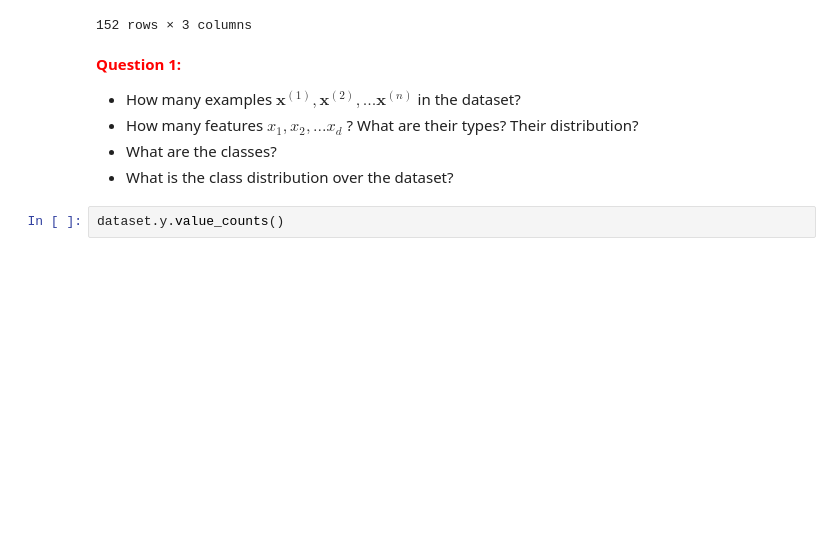
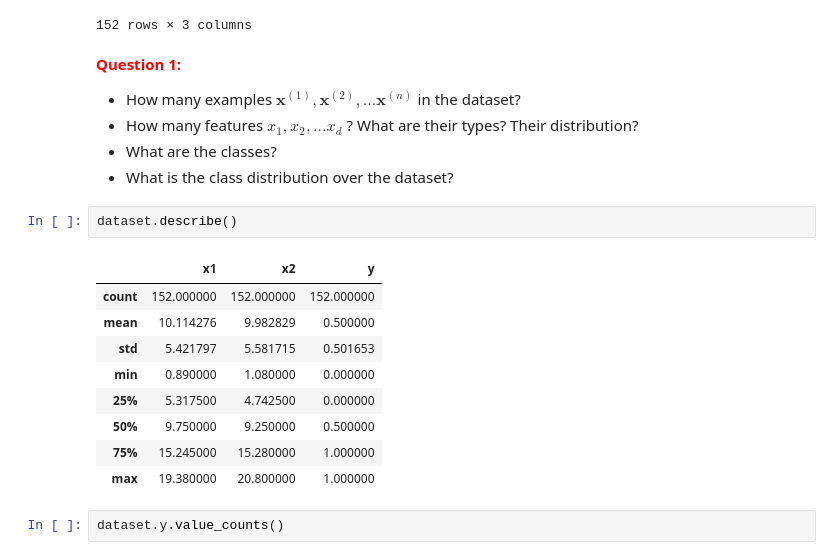
Before and after one commit to AquaBxSchool/2024-2025-ESIR-AA, a Jupyter notebook: TP Introduction/TP2_SVM_student.ipynb, the cells around one changed output. Saved outputs shown, nothing was run; the diff lists cells and outputs as text; blank space fills up the shorter version.

```diff
--- a/TP Introduction/TP2_SVM_student.ipynb
+++ b/TP Introduction/TP2_SVM_student.ipynb
@@ -40,6 +40,18 @@ dataset
 - How many features $x_1, x_2,...x_d$ ? What are their types? Their distribution?
 - What are the classes?
 - What is the class distribution over the dataset?
+# %%
+dataset.describe()
+# %% [output]
+|  | x1 | x2 | y |
+| count | 152.000000 | 152.000000 | 152.000000 |
+| mean | 10.114276 | 9.982829 | 0.500000 |
+| std | 5.421797 | 5.581715 | 0.501653 |
+| min | 0.890000 | 1.080000 | 0.000000 |
+| 25% | 5.317500 | 4.742500 | 0.000000 |
+| 50% | 9.750000 | 9.250000 | 0.500000 |
+| 75% | 15.245000 | 15.280000 | 1.000000 |
+| max | 19.380000 | 20.800000 | 1.000000 |
 # %%
 dataset.y.value_counts()
 # %% [output]
```
Also changed, not shown: parts of 7 cells of this notebook.
